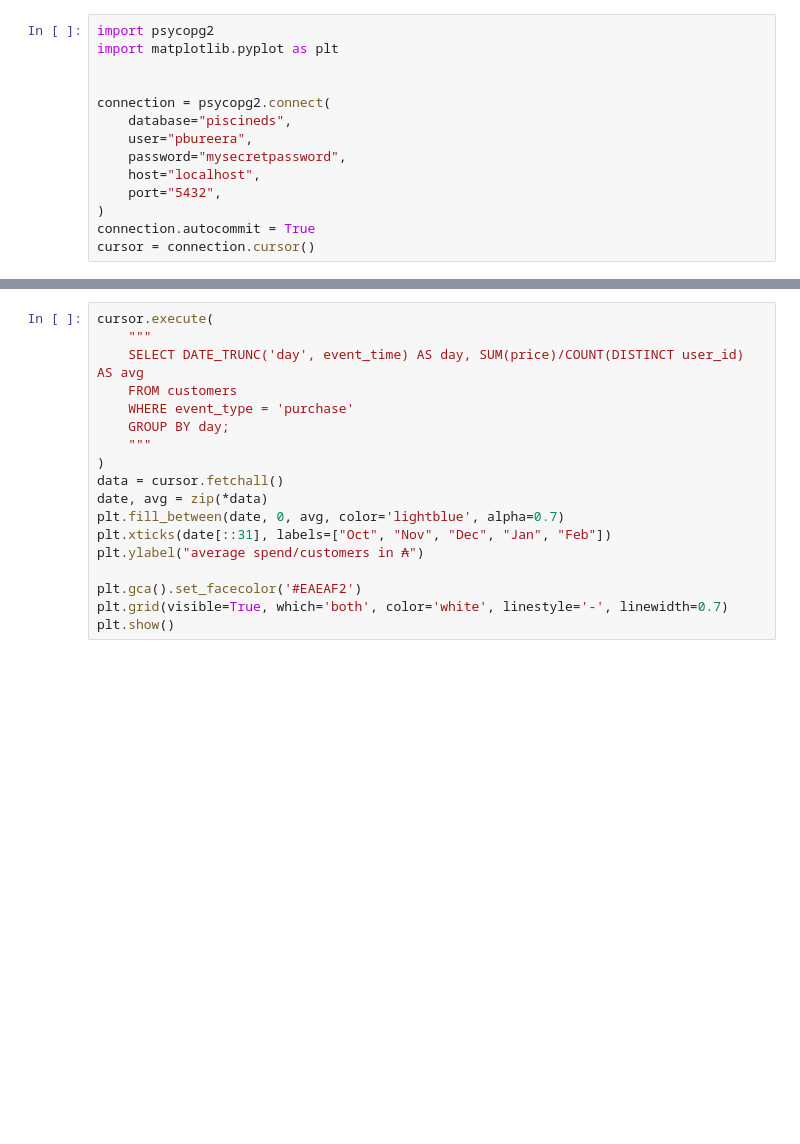
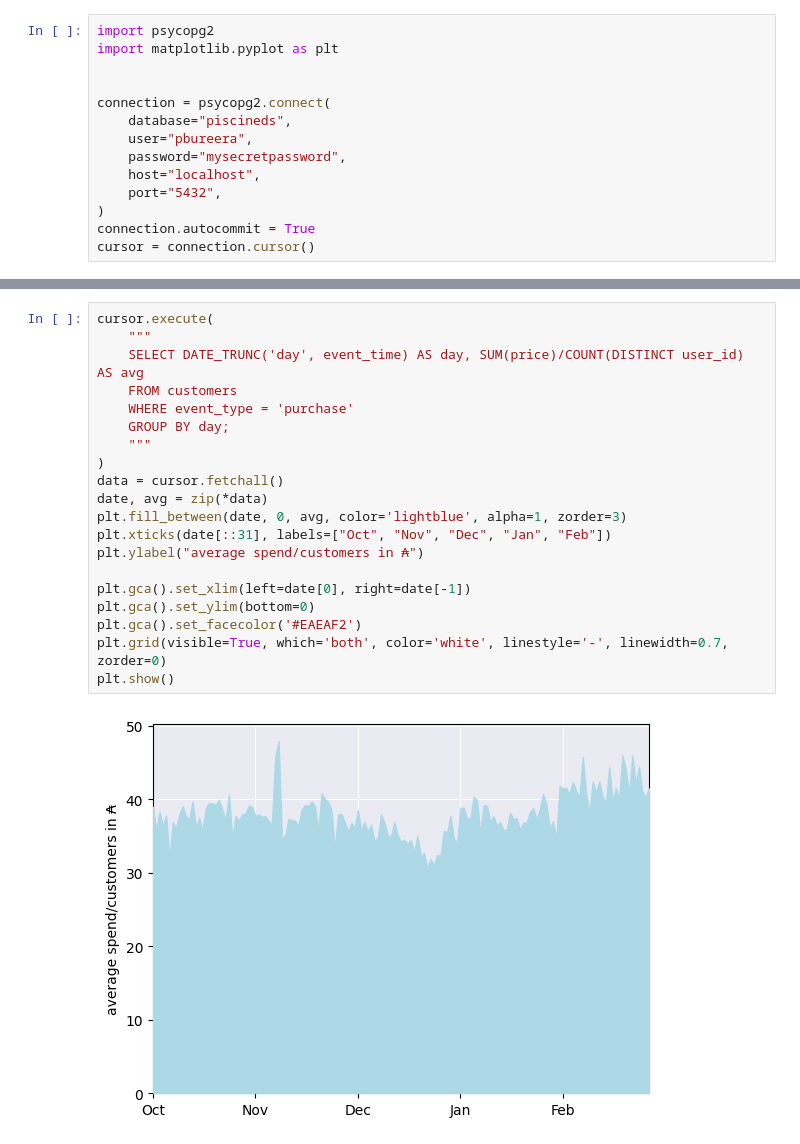
Before and after one commit to Jamie135/Piscine_Data_Science, a Jupyter notebook: Day02/ex01/chart.ipynb, the cells around one changed output, grey strips where cells are left out. Saved outputs shown, nothing was run; the diff lists cells and outputs as text; blank space fills up the shorter version.

```diff
--- a/Day02/ex01/chart.ipynb
+++ b/Day02/ex01/chart.ipynb
@@ -55,18 +61,22 @@ plt.show()
 # %%
 cursor.execute(
     """
     SELECT DATE_TRUNC('day', event_time) AS day, SUM(price)/COUNT(DISTINCT user_id) AS avg
     FROM customers
     WHERE event_type = 'purchase'
     GROUP BY day;
     """
 )
 data = cursor.fetchall()
 date, avg = zip(*data)
-plt.fill_between(date, 0, avg, color='lightblue', alpha=0.7)
+plt.fill_between(date, 0, avg, color='lightblue', alpha=1, zorder=3)
 plt.xticks(date[::31], labels=["Oct", "Nov", "Dec", "Jan", "Feb"])
 plt.ylabel("average spend/customers in ₳")
 
+plt.gca().set_xlim(left=date[0], right=date[-1])
+plt.gca().set_ylim(bottom=0)
 plt.gca().set_facecolor('#EAEAF2')
-plt.grid(visible=True, which='both', color='white', linestyle='-', linewidth=0.7)
+plt.grid(visible=True, which='both', color='white', linestyle='-', linewidth=0.7, zorder=0)
 plt.show()
+# %% [output]
+[figure, added]
```
Also changed, not shown: parts of 2 cells of this notebook.
